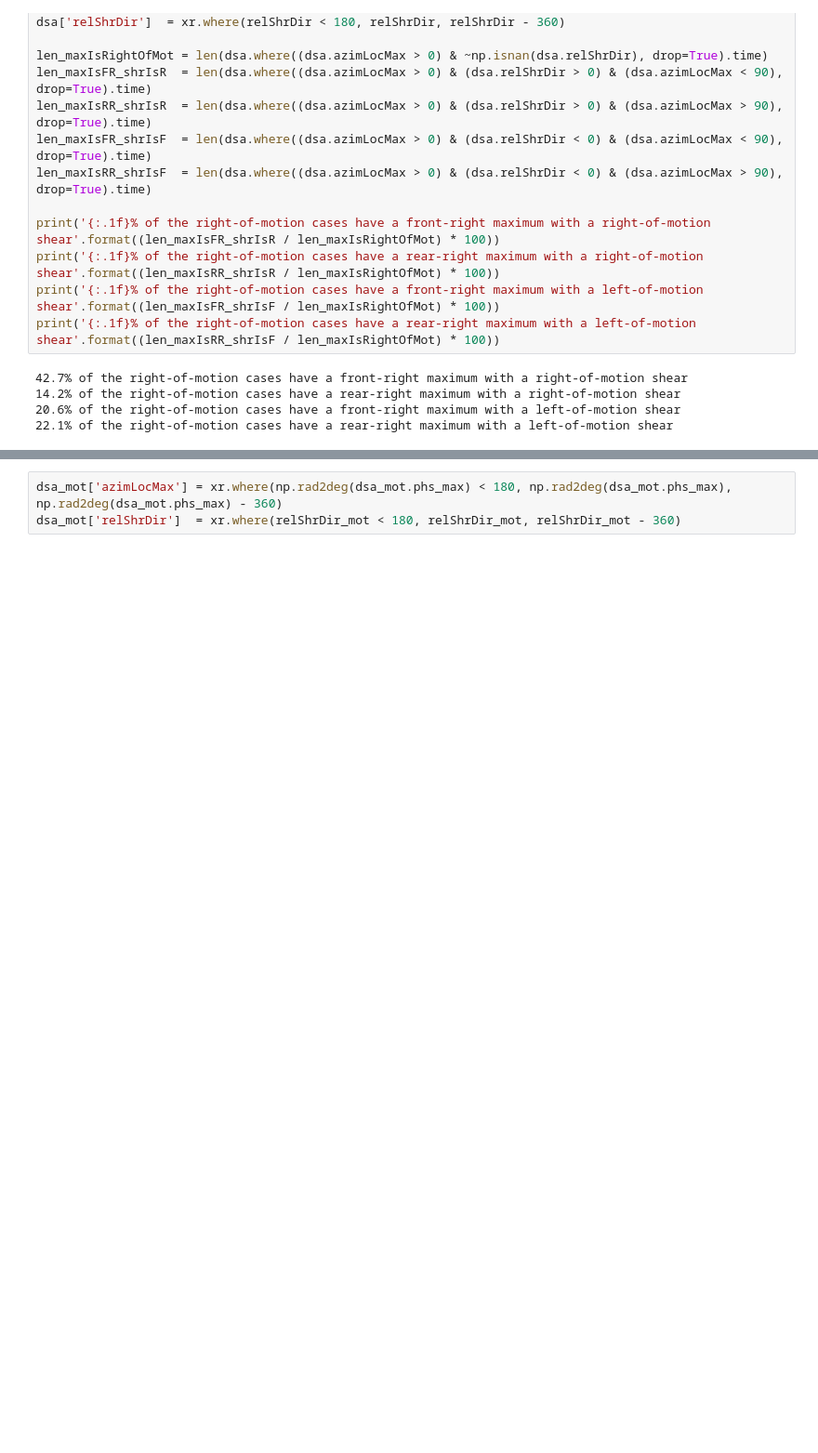
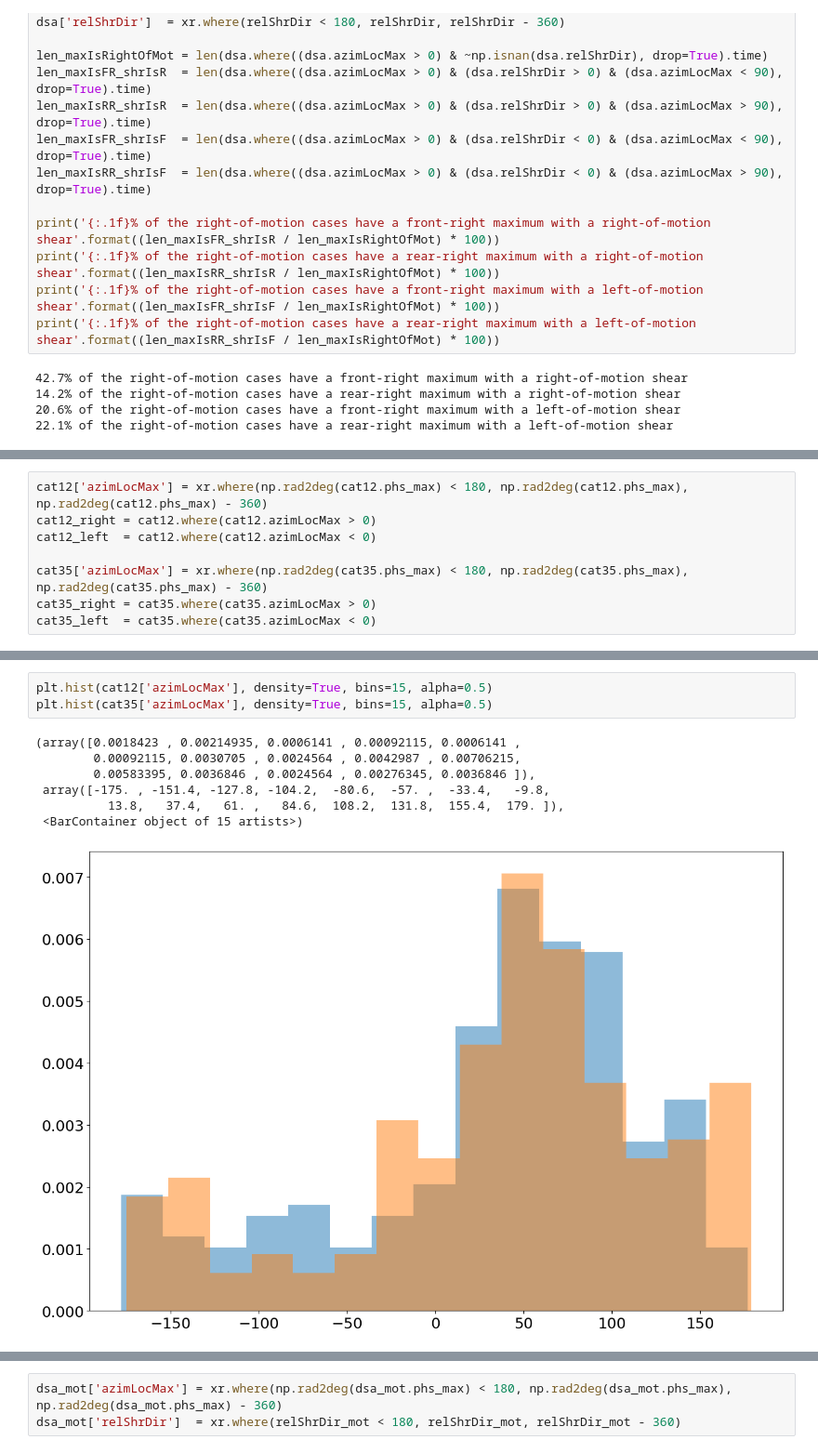
Before and after one commit to Arthur117/TCsLifeMonitFromObs, a Jupyter notebook: winddirection/PRJCT_TCBL/02_ASYMM_SHEAR_MOTION.ipynb, the cells around one changed output, grey strips where cells are left out. Shown at 93% size. Saved outputs shown, nothing was run; the diff lists cells and outputs as text; blank space fills up the shorter version.

```diff
--- a/winddirection/PRJCT_TCBL/02_ASYMM_SHEAR_MOTION.ipynb
+++ b/winddirection/PRJCT_TCBL/02_ASYMM_SHEAR_MOTION.ipynb
@@ -1451,0 +1587,8 @@ print('{:.1f}% of the right-of-motion cases have a rear-right maximum with a lef
+# %%
+cat12['azimLocMax'] = xr.where(np.rad2deg(cat12.phs_max) < 180, np.rad2deg(cat12.phs_max), np.rad2deg(cat12.phs_max) - 360)
+cat12_right = cat12.where(cat12.azimLocMax > 0)
+cat12_left  = cat12.where(cat12.azimLocMax < 0)
+
+cat35['azimLocMax'] = xr.where(np.rad2deg(cat35.phs_max) < 180, np.rad2deg(cat35.phs_max), np.rad2deg(cat35.phs_max) - 360)
+cat35_right = cat35.where(cat35.azimLocMax > 0)
+cat35_left  = cat35.where(cat35.azimLocMax < 0)
@@ -1451,0 +1614,11 @@ print('{:.1f}% of the right-of-motion cases have a rear-right maximum with a lef
+# %%
+plt.hist(cat12['azimLocMax'], density=True, bins=15, alpha=0.5)
+plt.hist(cat35['azimLocMax'], density=True, bins=15, alpha=0.5)
+# %% [output]
+(array([0.0018423 , 0.00214935, 0.0006141 , 0.00092115, 0.0006141 ,
+        0.00092115, 0.0030705 , 0.0024564 , 0.0042987 , 0.00706215,
+        0.00583395, 0.0036846 , 0.0024564 , 0.00276345, 0.0036846 ]),
+ array([-175. , -151.4, -127.8, -104.2,  -80.6,  -57. ,  -33.4,   -9.8,
+          13.8,   37.4,   61. ,   84.6,  108.2,  131.8,  155.4,  179. ]),
+ <BarContainer object of 15 artists>)
+[figure, added]
```
Also changed, not shown: parts of 4 cells of this notebook.
